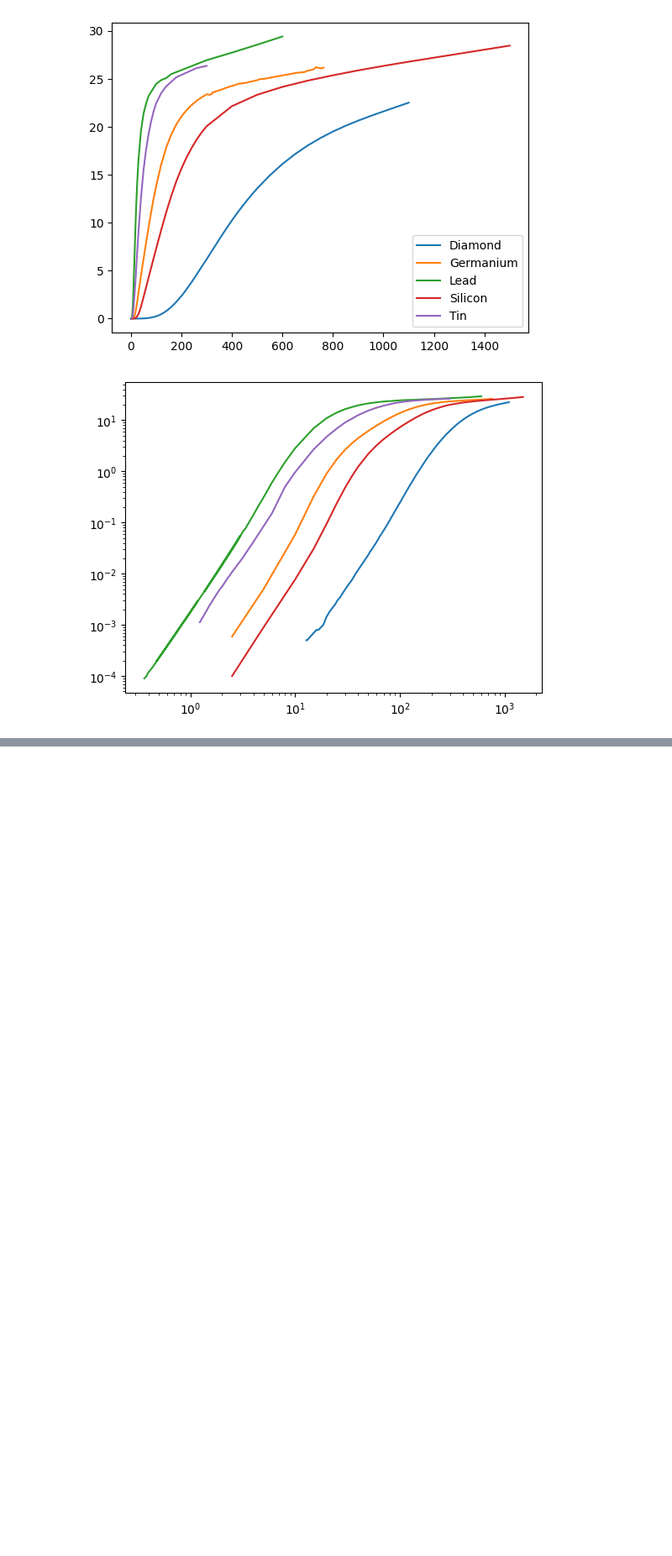
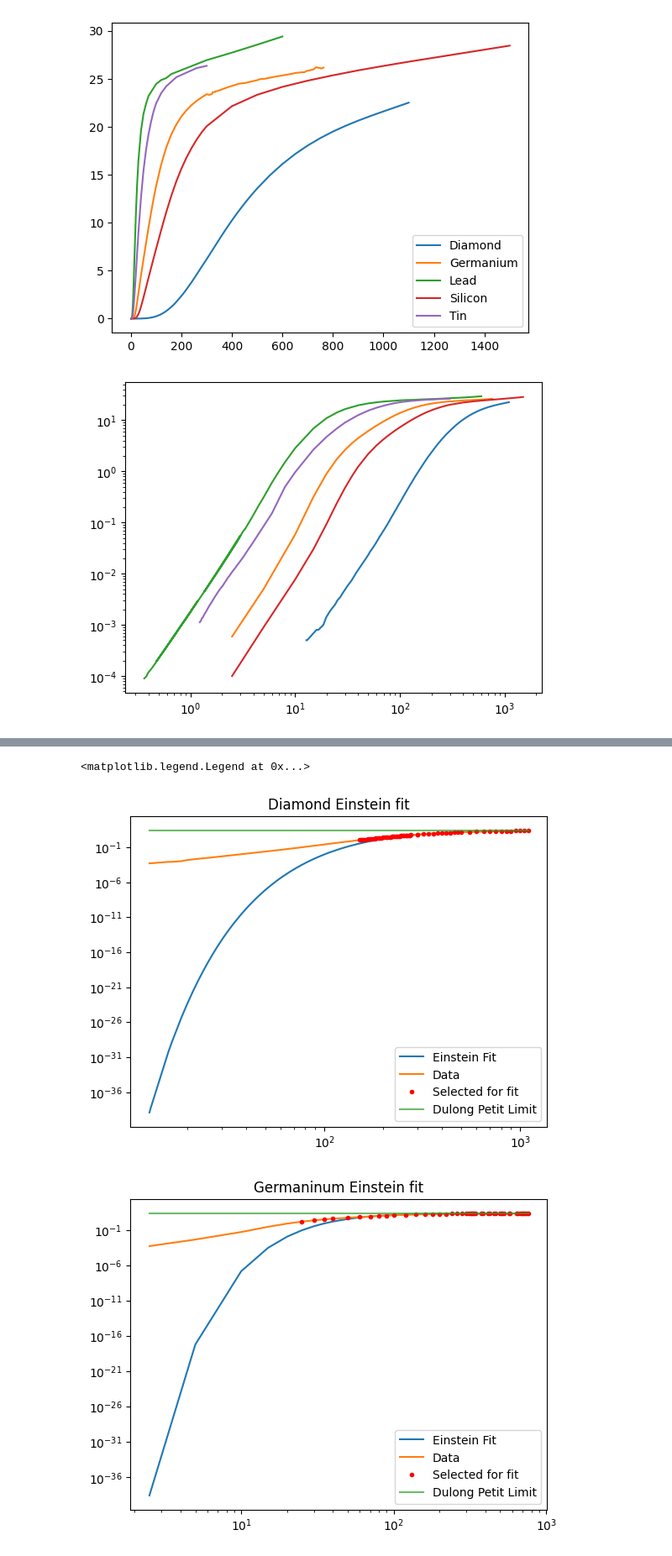
Before and after one commit to StephenJohnson-CardiffUni/Astro, a Jupyter notebook: CondensedAssignment2.ipynb, the cells around one changed output, grey strips where cells are left out. Shown: that part at 84% size. Saved outputs shown, nothing was run; the diff lists cells and outputs as text; code cells hidden in the pictures; blank space fills up the shorter version.

```diff
--- a/CondensedAssignment2.ipynb
+++ b/CondensedAssignment2.ipynb
@@ -178,0 +212,69 @@ logarithmic axes
+# %%
+'''
+(d) Fit the data with the Einstein model at high temperatures (as shown in the right of figure 1) and extract
+the Einstein temperature ΘE for the five materials. Show your fits on five separate plots with double
+logarithmic axes
+'''
+#extract high temperature data
+diamondHighTemperature = diamondTemperature[diamondHeatCapacity>1]
+diamondHighHeatCapacity = diamondHeatCapacity[diamondHeatCapacity>1]
+germaniumHighTemperature = germaniumTemperature[germaniumHeatCapacity>1]
+germaniumHighHeatCapacity = germaniumHeatCapacity[germaniumHeatCapacity>1]
+leadHighTemperature = leadTemperature[leadHeatCapacity>1]
+leadHighHeatCapacity = leadHeatCapacity[leadHeatCapacity>1]
+siliconHighTemperature = siliconTemperature[siliconHeatCapacity>1]
+siliconHighHeatCapacity = siliconHeatCapacity[siliconHeatCapacity>1]
+tinHighTemperature = tinTemperature[tinHeatCapacity>1]
+tinHighHeatCapacity = tinHeatCapacity[tinHeatCapacity>1]
+
+
+#curve fit to Einstein Model to get Etemps
+poptHighDiamond,pcovHighDiamond = curveFit(EinsteinCaps,diamondHighTemperature,diamondHighHeatCapacity)
+poptHighGermanium,pcovHighGermanium = curveFit(EinsteinCaps,germaniumHighTemperature,germaniumHighHeatCapacity)
+poptHighLead,pcovHighLead = curveFit(EinsteinCaps,leadHighTemperature,leadHighHeatCapacity)
+poptHighSilicon,pcovHighSilicon = curveFit(EinsteinCaps,siliconHighTemperature,siliconHighHeatCapacity)
+poptHighTin,pcovHighTin = curveFit(EinsteinCaps,tinHighTemperature,tinHighHeatCapacity)
+
+#plot for fun
+plt.title("Diamond Einstein fit")
+plt.loglog(diamondTemperature,EinsteinCaps(diamondTemperature,poptHighDiamond),label="Einstein Fit")
+plt.loglog(diamondTemperature,diamondHeatCapacity,label="Data")
+plt.loglog(diamondHighTemperature,diamondHighHeatCapacity, ".r", label="Selected for fit")
+plt.loglog(diamondTemperature,list(DulongPetitLimit for x in range(len(diamondTemperature))),label="Dulong Petit Limit",alpha=0.7)
+plt.legend()
+
+plt.figure()
+plt.title("Germaninum Einstein fit")
+plt.loglog(germaniumTemperature,EinsteinCaps(germaniumTemperature,poptHighGermanium),label="Einstein Fit")
+plt.loglog(germaniumTemperature,germaniumHeatCapacity,label="Data")
+plt.loglog(germaniumHighTemperature,germaniumHighHeatCapacity,".r",label="Selected for fit")
+plt.loglog(germaniumTemperature,list(DulongPetitLimit for x in range(len(germaniumTemperature))),label="Dulong Petit Limit",alpha=0.7)
+plt.legend()
+
+plt.figure()
+plt.title("Lead Einstein fit")
+plt.loglog(leadTemperature,EinsteinCaps(leadTemperature,poptHighLead),label="Einstein Fit")
+plt.loglog(leadTemperature,leadHeatCapacity,label="Data")
+plt.loglog(leadHighTemperature,leadHighHeatCapacity, ".r",label="Selected for fit")
+plt.loglog(leadTemperature,list(DulongPetitLimit for x in range(len(leadTemperature))),label="Dulong Petit Limit",alpha=0.7)
+plt.legend()
+
+plt.figure()
+plt.title("Silicon Einstein fit")
+plt.loglog(siliconTemperature,EinsteinCaps(siliconTemperature,poptHighSilicon),label="Einstein Fit")
+plt.loglog(siliconTemperature,siliconHeatCapacity,label="Data")
+plt.loglog(siliconHighTemperature,siliconHighHeatCapacity, ".r",label="Selected for fit")
+plt.loglog(siliconTemperature,list(DulongPetitLimit for x in range(len(siliconTemperature))),label="Dulong Petit Limit",alpha=0.7)
+plt.legend()
+
+plt.figure()
+plt.title("Tin Einstein fit")
+plt.loglog(tinTemperature,EinsteinCaps(tinTemperature,poptHighTin),label="Einstein Fit")
+plt.loglog(tinTemperature,tinHeatCapacity,label="Data")
+plt.loglog(tinHighTemperature,tinHighHeatCapacity, ".r",label="Selected for fit")
+plt.loglog(tinTemperature,list(DulongPetitLimit for x in range(len(tinTemperature))),label="Dulong Petit Limit",alpha=0.7)
+plt.legend()
+# %% [output]
+<matplotlib.legend.Legend at 0x...>
+[figure, added]
+[figure, added]
```
Also changed, not shown: parts of 5 cells of this notebook.
